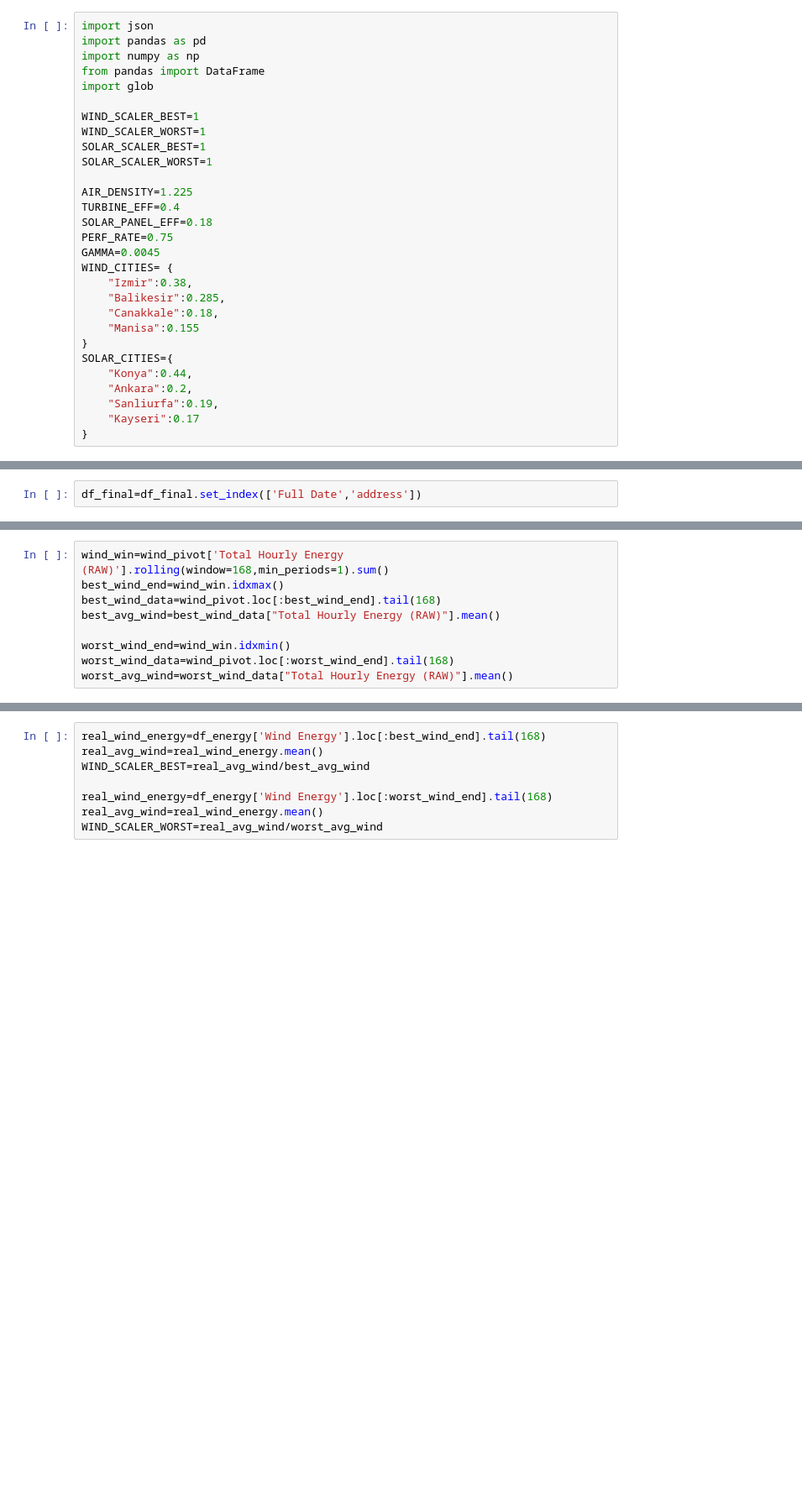
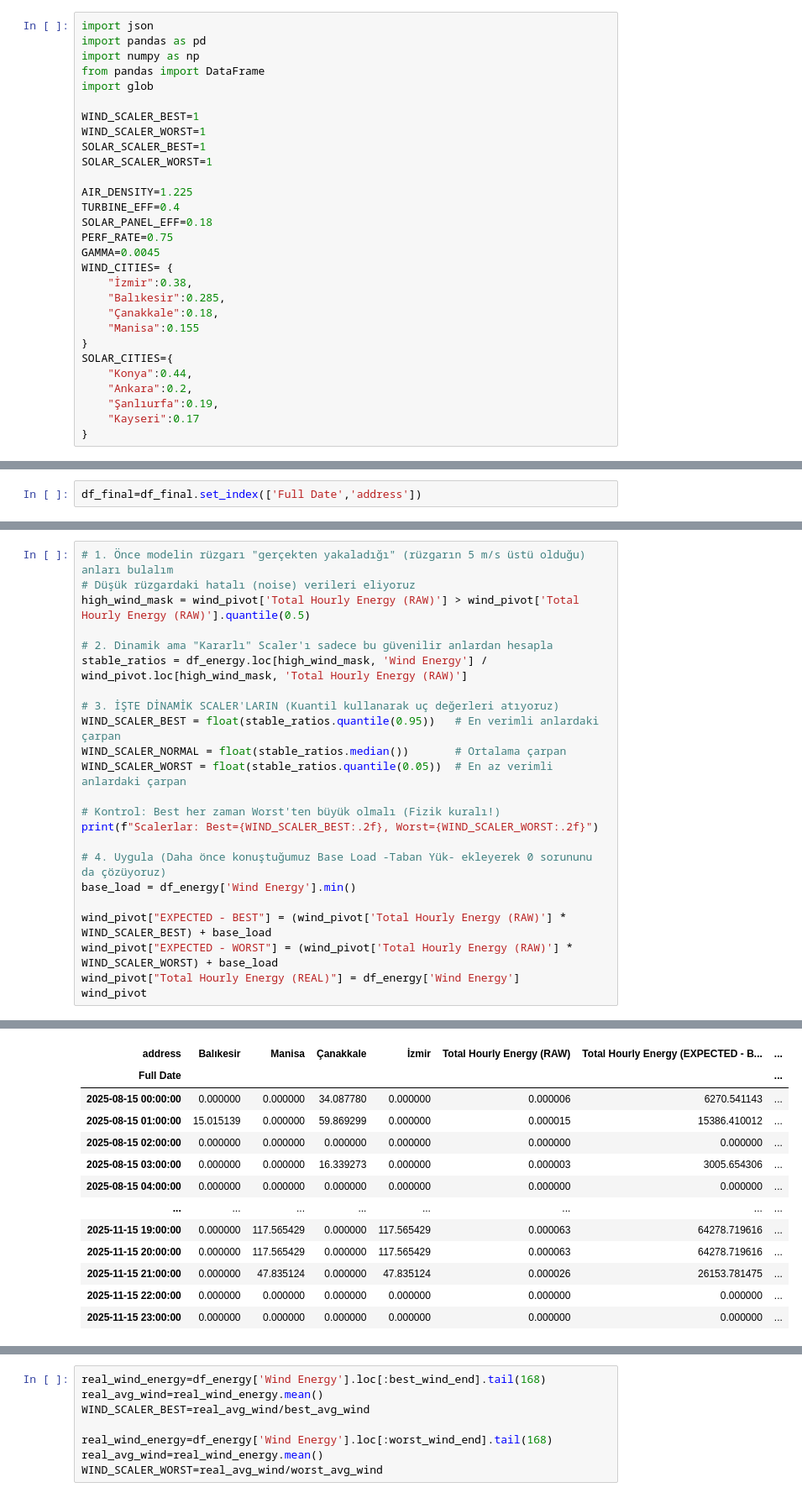
Before and after one commit to enessaduman/Proje3, a Jupyter notebook: data_cleaning_deneme.ipynb, the cells around one changed output, grey strips where cells are left out. Shown at 84% size. Saved outputs shown, nothing was run; the diff lists cells and outputs as text; blank space fills up the shorter version.

```diff
--- a/data_cleaning_deneme.ipynb
+++ b/data_cleaning_deneme.ipynb
@@ -16,15 +16,15 @@ SOLAR_PANEL_EFF=0.18
 PERF_RATE=0.75
 GAMMA=0.0045
 WIND_CITIES= {
-    "Izmir":0.38,
-    "Balikesir":0.285,
-    "Canakkale":0.18,
+    "İzmir":0.38,
+    "Balıkesir":0.285,
+    "Çanakkale":0.18,
     "Manisa":0.155
 }
 SOLAR_CITIES={
     "Konya":0.44,
     "Ankara":0.2,
-    "Sanliurfa":0.19,
+    "Şanlıurfa":0.19,
     "Kayseri":0.17
 }
 # %%
@@ -163,10 +189,24 @@ NameError: name 'DataFrame' is not defined
 # %%
-wind_win=wind_pivot['Total Hourly Energy (RAW)'].rolling(window=168,min_periods=1).sum()
-best_wind_end=wind_win.idxmax()
-best_wind_data=wind_pivot.loc[:best_wind_end].tail(168)
-best_avg_wind=best_wind_data["Total Hourly Energy (RAW)"].mean()
+# 1. Önce modelin rüzgarı "gerçekten yakaladığı" (rüzgarın 5 m/s üstü olduğu) anları bulalım
+# Düşük rüzgardaki hatalı (noise) verileri eliyoruz
+high_wind_mask = wind_pivot['Total Hourly Energy (RAW)'] > wind_pivot['Total Hourly Energy (RAW)'].quantile(0.5)
 
-worst_wind_end=wind_win.idxmin()
-worst_wind_data=wind_pivot.loc[:worst_wind_end].tail(168)
-worst_avg_wind=worst_wind_data["Total Hourly Energy (RAW)"].mean()
+# 2. Dinamik ama "Kararlı" Scaler'ı sadece bu güvenilir anlardan hesapla
+stable_ratios = df_energy.loc[high_wind_mask, 'Wind Energy'] / wind_pivot.loc[high_wind_mask, 'Total Hourly Energy (RAW)']
+
+# 3. İŞTE DİNAMİK SCALER'LARIN (Kuantil kullanarak uç değerleri atıyoruz)
+WIND_SCALER_BEST = float(stable_ratios.quantile(0.95))   # En verimli anlardaki çarpan
+WIND_SCALER_NORMAL = float(stable_ratios.median())       # Ortalama çarpan
+WIND_SCALER_WORST = float(stable_ratios.quantile(0.05))  # En az verimli anlardaki çarpan
+
+# Kontrol: Best her zaman Worst'ten büyük olmalı (Fizik kuralı!)
+print(f"Scalerlar: Best={WIND_SCALER_BEST:.2f}, Worst={WIND_SCALER_WORST:.2f}")
+
+# 4. Uygula (Daha önce konuştuğumuz Base Load -Taban Yük- ekleyerek 0 sorununu da çözüyoruz)
+base_load = df_energy['Wind Energy'].min()
+
+wind_pivot["EXPECTED - BEST"] = (wind_pivot['Total Hourly Energy (RAW)'] * WIND_SCALER_BEST) + base_load
+wind_pivot["EXPECTED - WORST"] = (wind_pivot['Total Hourly Energy (RAW)'] * WIND_SCALER_WORST) + base_load
+wind_pivot["Total Hourly Energy (REAL)"] = df_energy['Wind Energy']
+wind_pivot
 # %% [output]
@@ -173,0 +214,13 @@ ValueError: attempt to get argmax of an empty sequence
+| address | Balıkesir | Manisa | Çanakkale | İzmir | Total Hourly Energy (RAW) | Total Hourly Energy (EXPECTED - B... | ... |
+| Full Date |  |  |  |  |  |  | ... |
+| 2025-08-15 00:00:00 | 0.000000 | 0.000000 | 34.087780 | 0.000000 | 0.000006 | 6270.541143 | ... |
+| 2025-08-15 01:00:00 | 15.015139 | 0.000000 | 59.869299 | 0.000000 | 0.000015 | 15386.410012 | ... |
+| 2025-08-15 02:00:00 | 0.000000 | 0.000000 | 0.000000 | 0.000000 | 0.000000 | 0.000000 | ... |
+| 2025-08-15 03:00:00 | 0.000000 | 0.000000 | 16.339273 | 0.000000 | 0.000003 | 3005.654306 | ... |
+| 2025-08-15 04:00:00 | 0.000000 | 0.000000 | 0.000000 | 0.000000 | 0.000000 | 0.000000 | ... |
+| ... | ... | ... | ... | ... | ... | ... | ... |
+| 2025-11-15 19:00:00 | 0.000000 | 117.565429 | 0.000000 | 117.565429 | 0.000063 | 64278.719616 | ... |
+| 2025-11-15 20:00:00 | 0.000000 | 117.565429 | 0.000000 | 117.565429 | 0.000063 | 64278.719616 | ... |
+| 2025-11-15 21:00:00 | 0.000000 | 47.835124 | 0.000000 | 47.835124 | 0.000026 | 26153.781475 | ... |
+| 2025-11-15 22:00:00 | 0.000000 | 0.000000 | 0.000000 | 0.000000 | 0.000000 | 0.000000 | ... |
+| 2025-11-15 23:00:00 | 0.000000 | 0.000000 | 0.000000 | 0.000000 | 0.000000 | 0.000000 | ... |
```
Also changed, not shown: parts of 9 cells of this notebook, 5 other files.
